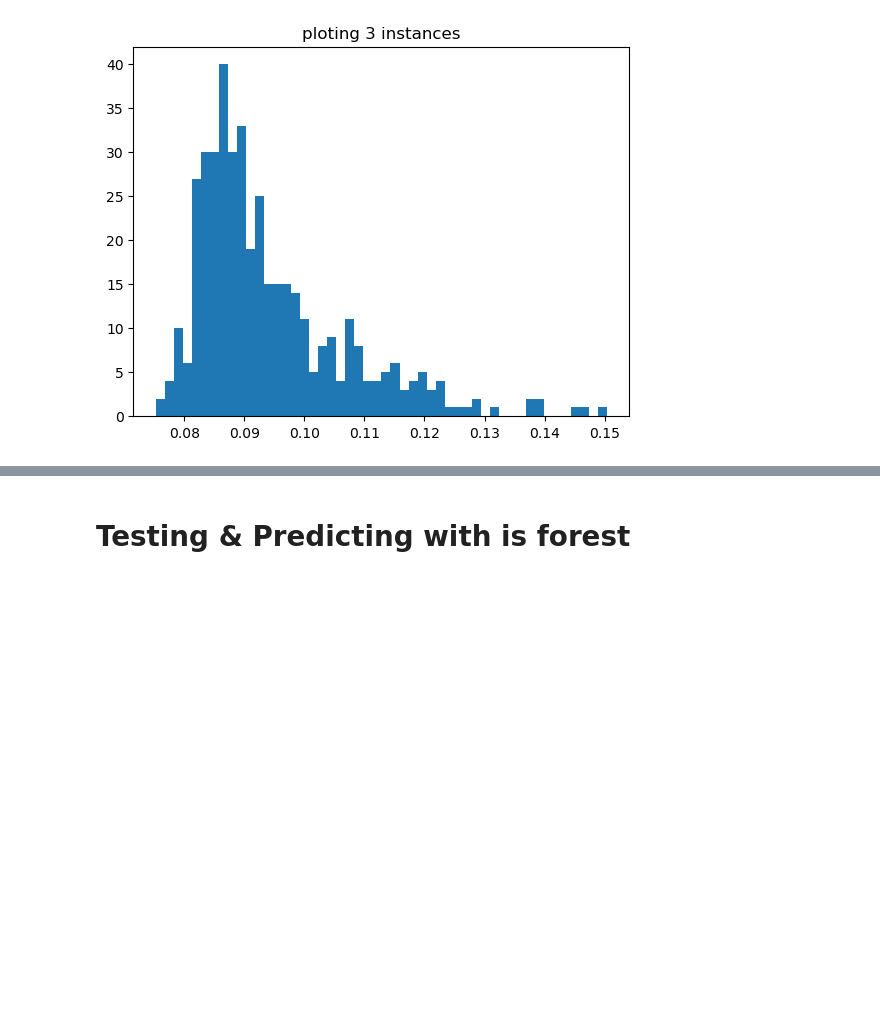
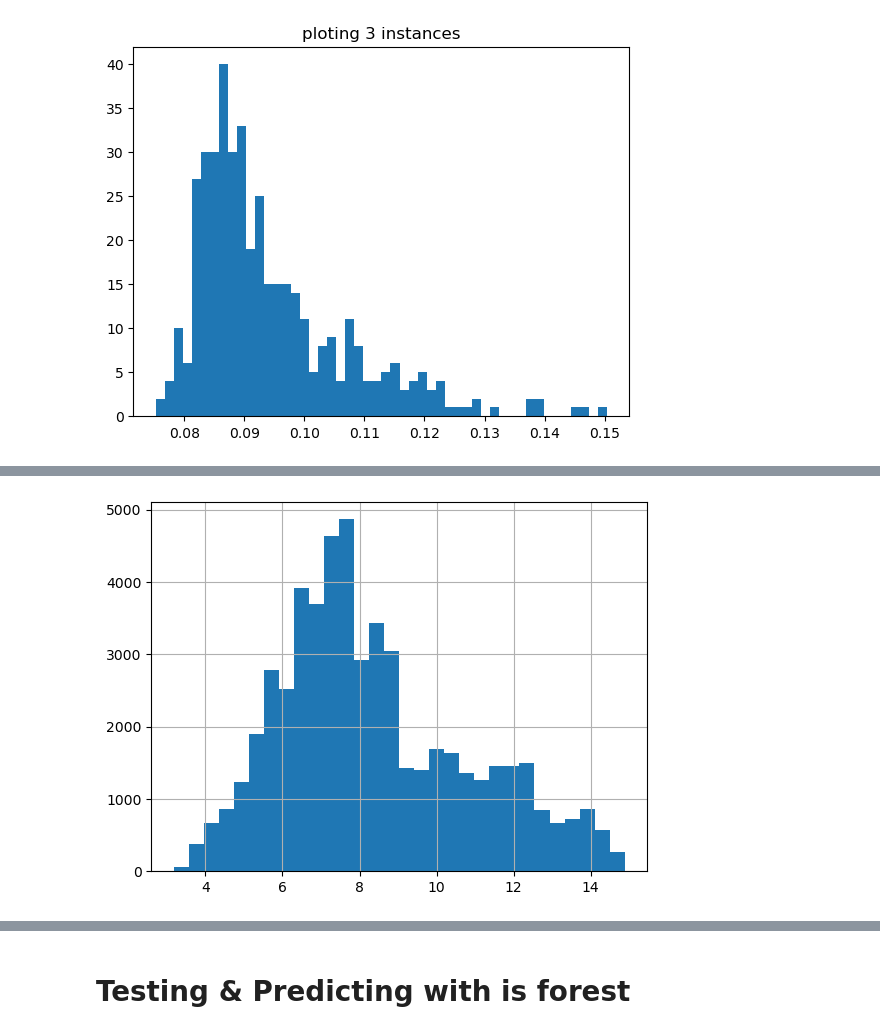
Before and after one commit to NabilYimer/SecureSwipe-Safeguarding-Credit-Card-Transactions-with-Anomaly-Detection, a Jupyter notebook: CC.ipynb, the cells around one changed output, grey strips where cells are left out. Saved outputs shown, nothing was run; the diff lists cells and outputs as text; code cells hidden in the pictures; blank space fills up the shorter version.

```diff
--- a/CC.ipynb
+++ b/CC.ipynb
@@ -523,0 +547,5 @@ print(f'prec,recall {precision,recall}')
+# %%
+np.log1p(train_l['city_pop']).hist(bins=30)
+train_l['city_pop'] = np.log1p(train_l['city_pop'])
+# %% [output]
+[figure, added]
```
Also changed, not shown: parts of 48 cells of this notebook.
